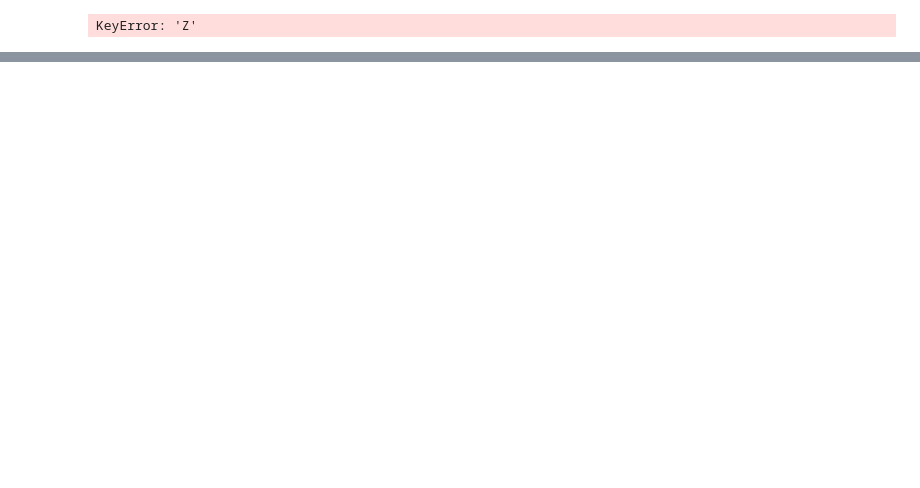
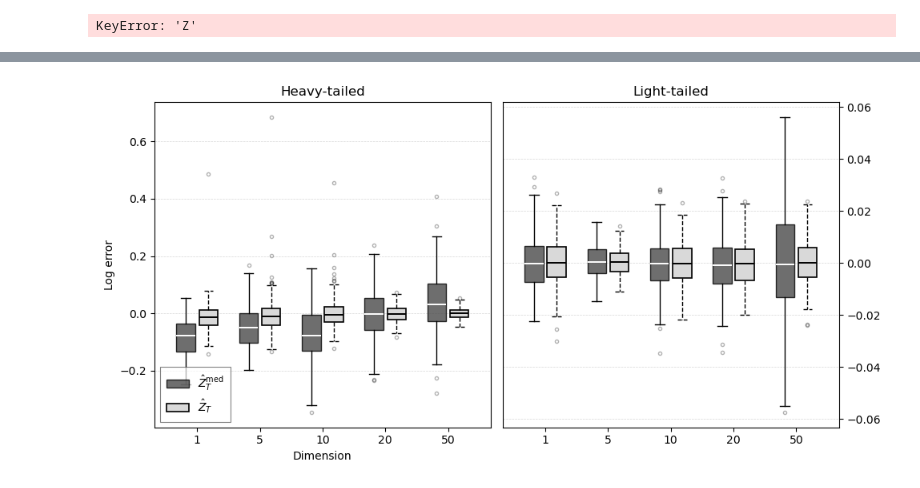
Before and after one commit to ylefay/adaptive_smc_tempering, a Jupyter notebook: adaptive_smc/experiments_bis/paper_complexity/Untitled.ipynb, the cells around one changed output, grey strips where cells are left out. Drawn from its saved outputs; the diff is of its cells as text; code cells hidden in the pictures; blank space fills up the shorter version.

```diff
--- a/adaptive_smc/experiments_bis/paper_complexity/Untitled.ipynb
+++ b/adaptive_smc/experiments_bis/paper_complexity/Untitled.ipynb
@@ -182,0 +186,81 @@ ValueError: List of boxplot statistics and `positions` values must have same the
+# %%
+import matplotlib.pyplot as plt
+import numpy as np
+
+fig, axes = plt.subplots(1, len(DIRS), figsize=(5 * len(DIRS), 5))
+
+if len(DIRS) == 1:
+    axes = [axes]
+
+titles = {"./power2/heavyfactor4": "Heavy-tailed", "./power2/heavyfactor05":"Light-tailed"}
+
+for ax_idx, (DIR, ax) in enumerate(zip(DIRS, axes)):
+    dims = list(data[DIR].keys())
+    dims.sort()
+    dims = list(filter(lambda dim: dim != 100, dims))
+
+    box1 = [np.log(data[DIR][dim]["Zmed"][:200] / data[DIR][dim]["true_Z"]) for dim in dims]
+    box2 = [np.log(data2[DIR][dim]["Z"][:200]   / data[DIR][dim]["true_Z"]) for dim in dims]
+
+    positions1 = [i - 0.18 for i in range(len(dims))]
+    positions2 = [i + 0.18 for i in range(len(dims))]
+
+    common_props = dict(linewidth=1)
+
+    b1 = ax.boxplot(
+        box1,
+        positions=positions1,
+        widths=0.3,
+        patch_artist=True,
+        boxprops=dict(facecolor="#4a4a4a", edgecolor="black", alpha=0.8, **common_props),
+        medianprops=dict(color="white", linewidth=1.4),
+        whiskerprops=dict(color="black", **common_props),
+        capprops=dict(color="black", **common_props),
+        flierprops=dict(marker='o', markersize=3, alpha=0.3)
+    )
+
+    b2 = ax.boxplot(
+        box2,
+        positions=positions2,
+        widths=0.3,
+        patch_artist=True,
+        boxprops=dict(facecolor="#d9d9d9", edgecolor="black", linewidth=1.2),
+        medianprops=dict(color="black", linewidth=1.4),
+        whiskerprops=dict(color="black", linestyle="--", **common_props),
+        capprops=dict(color="black", linestyle="--", **common_props),
+        flierprops=dict(marker='o', markersize=3, alpha=0.3)
+    )
+
+    ax.set_xticks(range(len(dims)))
+    ax.set_xticklabels(dims)
+    ax.grid(axis='y', linestyle='--', linewidth=0.5, alpha=0.5)
+    ax.set_title(titles[DIR])
+
+    if ax_idx == 0:
+        ax.set_xlabel("Dimension")
+        ax.set_ylabel("Log error")
+
+        leg = ax.legend(
+            [b1["boxes"][0], b2["boxes"][0]],
+            [r"$\hat{Z}_T^{\mathrm{med}}$", r"$\hat{Z}_T$"],
+            loc="lower left",
+            frameon=True,
+            facecolor="white",
+            edgecolor="0.3",
+            framealpha=0.7,
+            fancybox=False,
+            borderpad=0.6
+        )
+        leg.set_zorder(10)
+        leg.get_frame().set_linewidth(0.8)
+
+    else:
+        # Put y-axis on the right for second plot
+        ax.yaxis.tick_right()
+        ax.yaxis.set_label_position("right")
+
+plt.tight_layout()
+plt.savefig(DIRS[0] + "log_errors_plots.pdf", dpi=300)
+plt.show()
+# %% [output]
+[figure, added]
```
Also changed, not shown: parts of 5 cells of this notebook, 6 other files.
